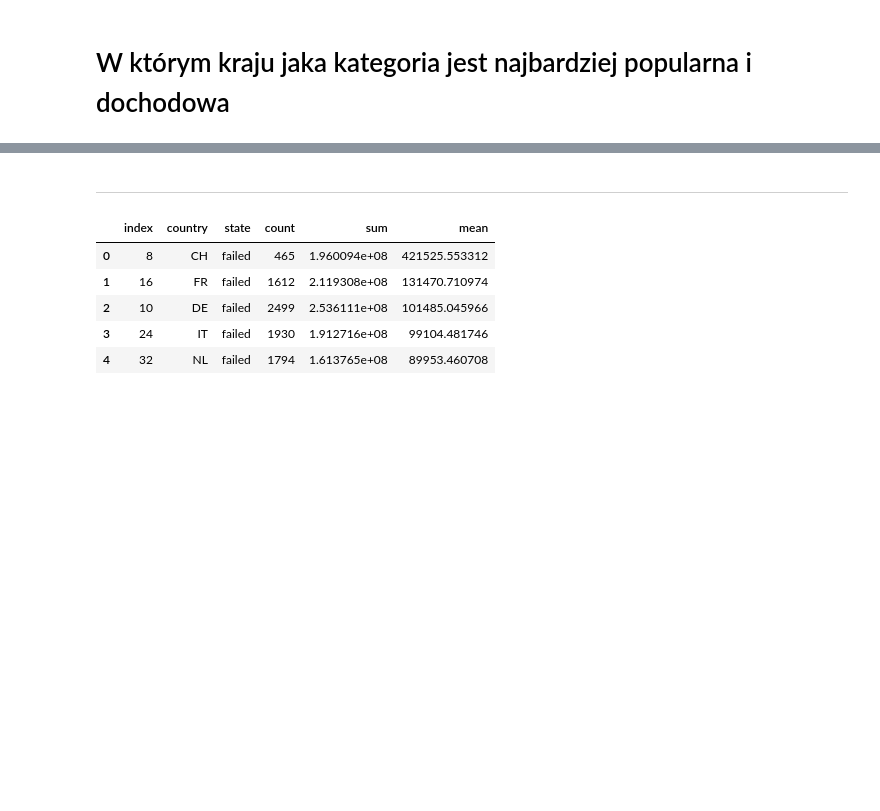
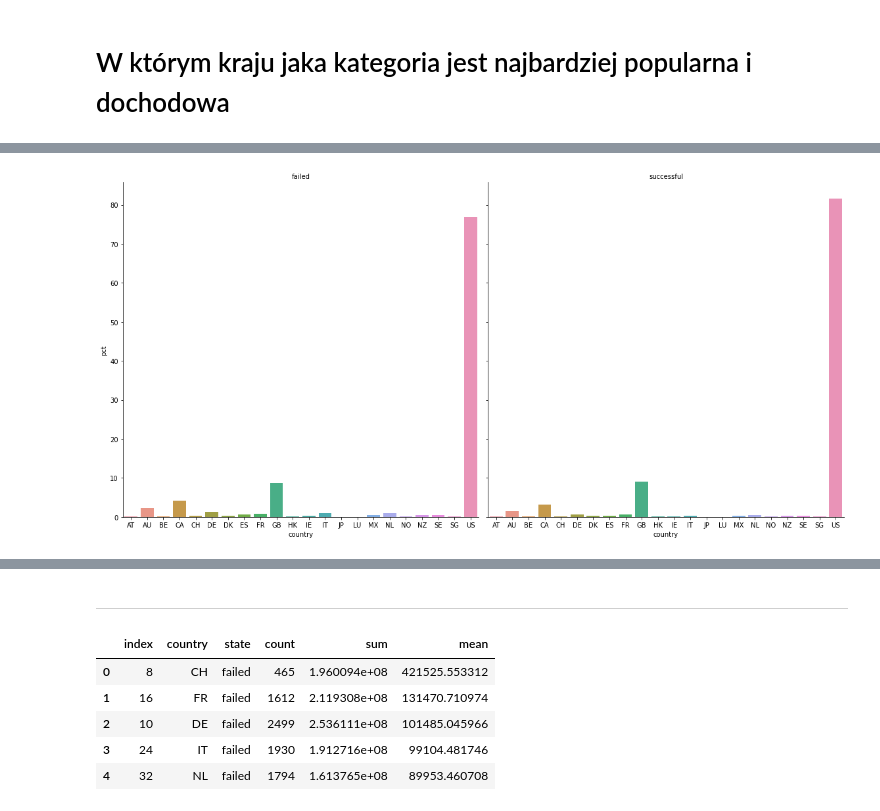
Before and after one commit to infoshareacademy/jdszr7-gold_diggers, a Jupyter notebook: python_projects/Kickstarter/plots.ipynb, the cells around one changed output, grey strips where cells are left out. Cells and saved outputs as stored; diff of their text form; code cells hidden in the pictures; blank space fills up the shorter version.

```diff
--- a/python_projects/Kickstarter/plots.ipynb
+++ b/python_projects/Kickstarter/plots.ipynb
@@ -2,0 +76,4 @@
+# %%
+country_state_barplot_pct = barplot_pct(df_clean,['country', 'state'])
+# %% [output]
+[figure, added]
```
Also changed, not shown: parts of 23 cells of this notebook.
